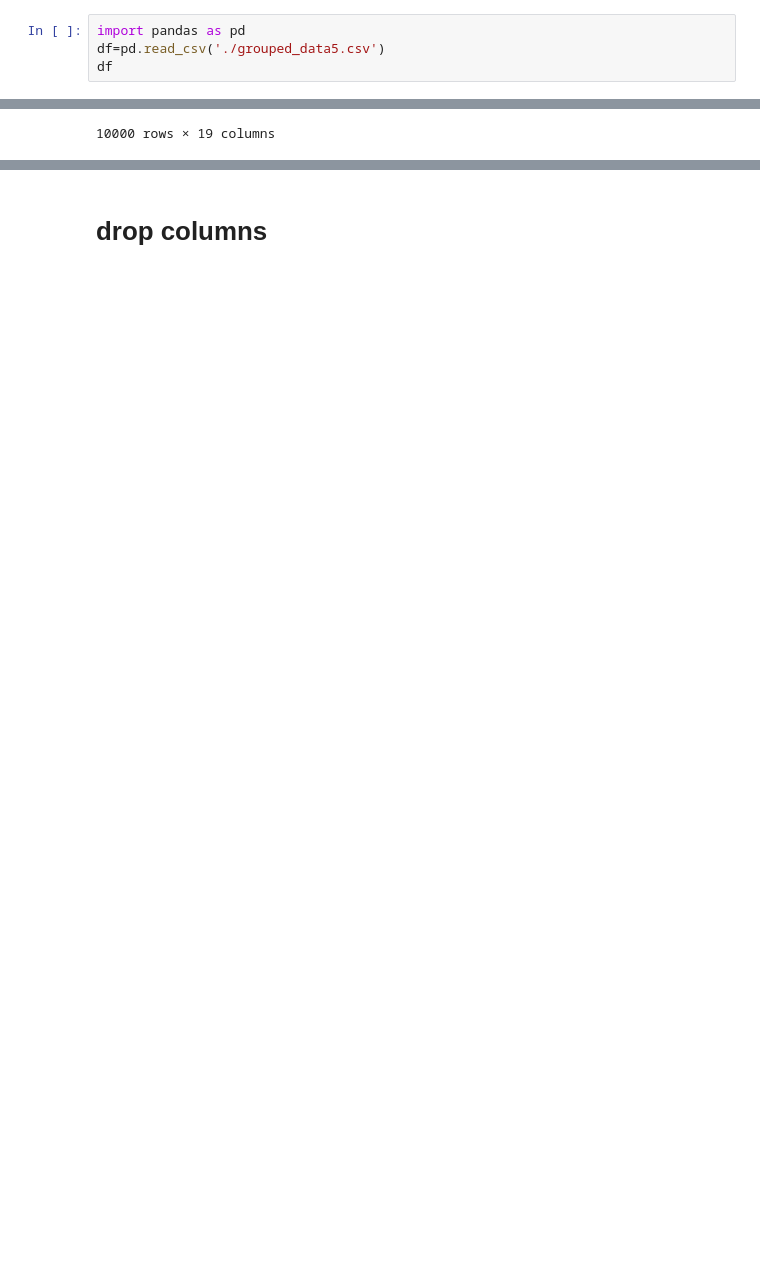
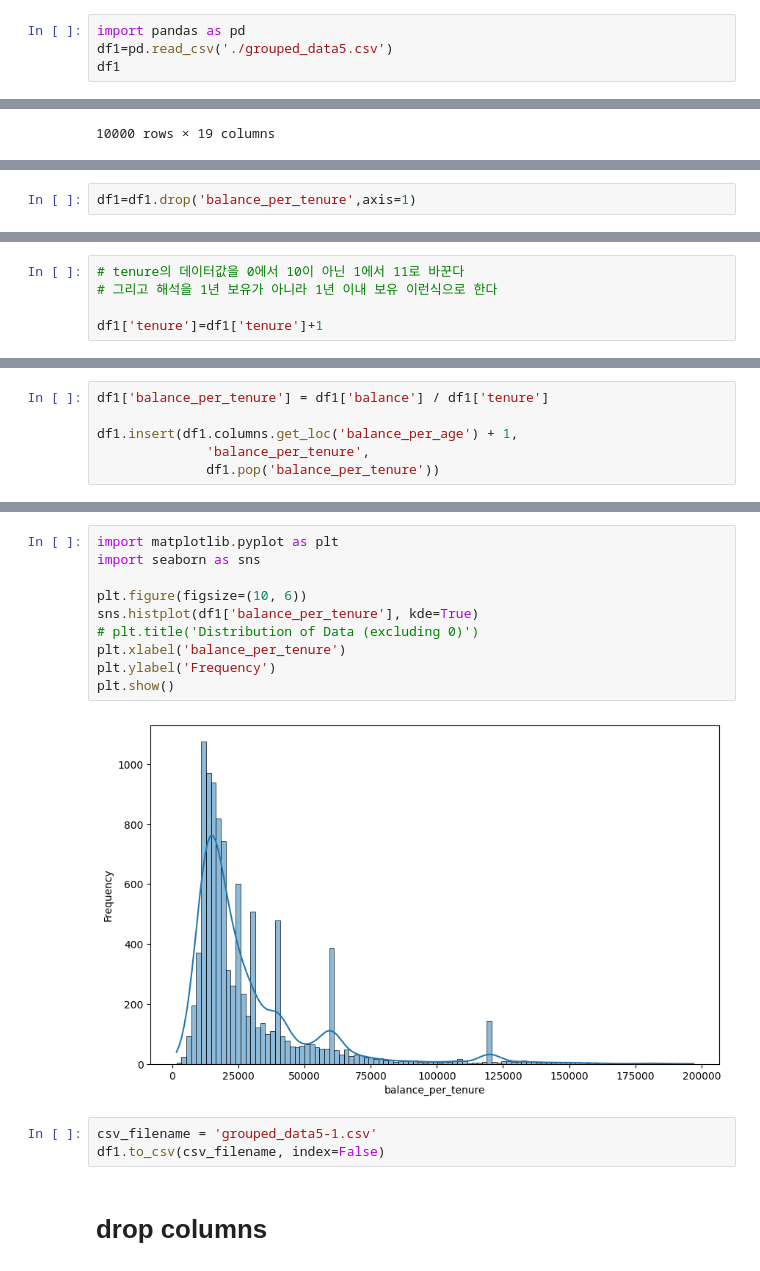
Before and after one commit to coconutkim/project_churn, a Jupyter notebook: real5.ipynb, the cells around one changed output, grey strips where cells are left out. Cells and saved outputs as stored; diff of their text form; blank space fills up the shorter version.

```diff
--- a/real5.ipynb
+++ b/real5.ipynb
@@ -1,7 +1,7 @@
 # %%
 import pandas as pd
-df=pd.read_csv('./grouped_data5.csv')
-df
+df1=pd.read_csv('./grouped_data5.csv')
+df1
 # %% [output]
 |  | credit_score | credit__section | country | age | age_group | gender | age_group_gender | tenure | ... |
 | 0 | 619 | Poor | France | 42 | forties | Female | forties_Female | 2 | ... |
@@ -18,0 +51,2 @@ df
+# %%
+df1=df1.drop('balance_per_tenure',axis=1)
@@ -18,0 +69,5 @@ df
+# %%
+# tenure의 데이터값을 0에서 10이 아닌 1에서 11로 바꾼다
+# 그리고 해석을 1년 보유가 아니라 1년 이내 보유 이런식으로 한다
+
+df1['tenure']=df1['tenure']+1
@@ -18,0 +94,6 @@ df
+# %%
+df1['balance_per_tenure'] = df1['balance'] / df1['tenure']
+
+df1.insert(df1.columns.get_loc('balance_per_age') + 1,
+              'balance_per_tenure',
+              df1.pop('balance_per_tenure'))
@@ -19,2 +140,17 @@ df
+# %%
+import matplotlib.pyplot as plt
+import seaborn as sns
+
+plt.figure(figsize=(10, 6))
+sns.histplot(df1['balance_per_tenure'], kde=True)
+# plt.title('Distribution of Data (excluding 0)')
+plt.xlabel('balance_per_tenure')
+plt.ylabel('Frequency')
+plt.show()
+# %% [output]
+[figure, added]
+# %%
+csv_filename = 'grouped_data5-1.csv'
+df1.to_csv(csv_filename, index=False)
 # %% [markdown]
 # drop columns
```
Also changed, not shown: parts of 27 cells of this notebook, 4 other files.
